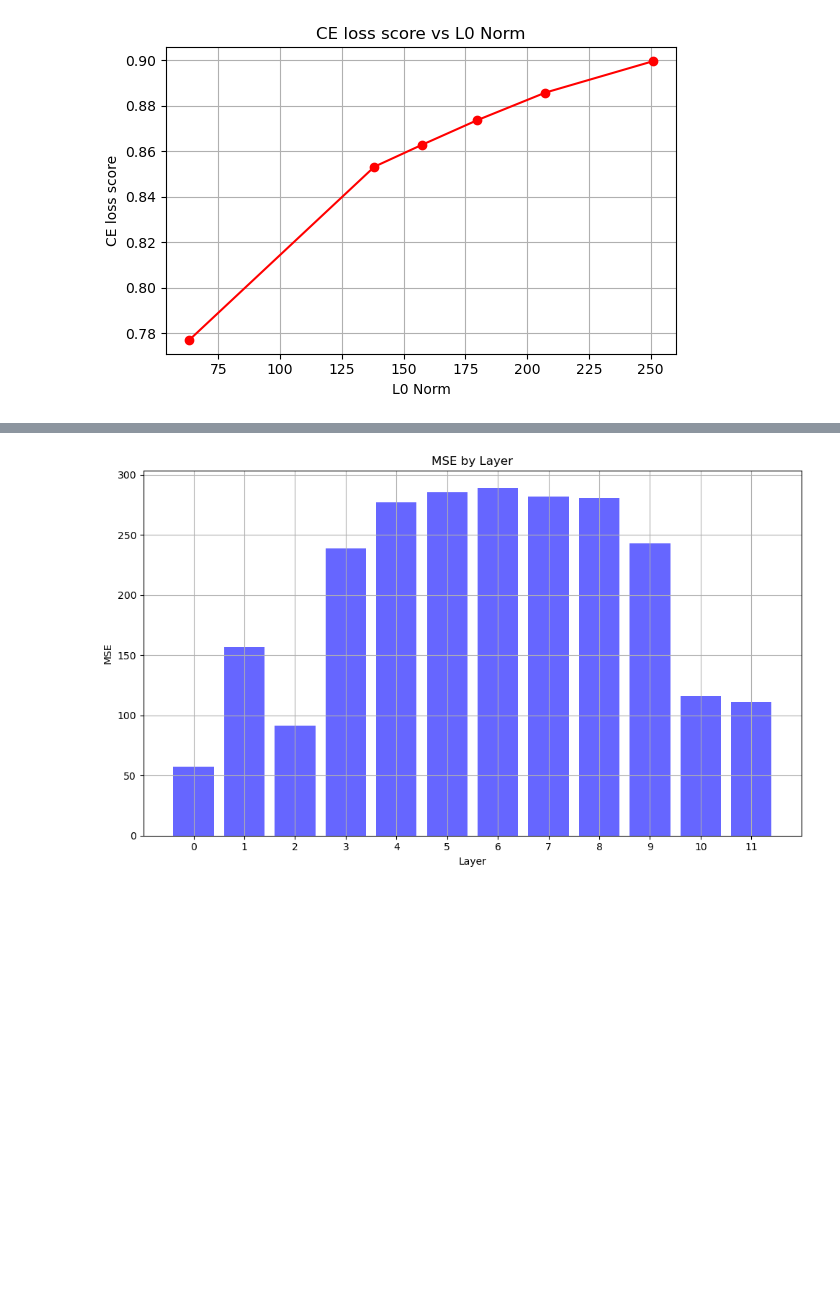
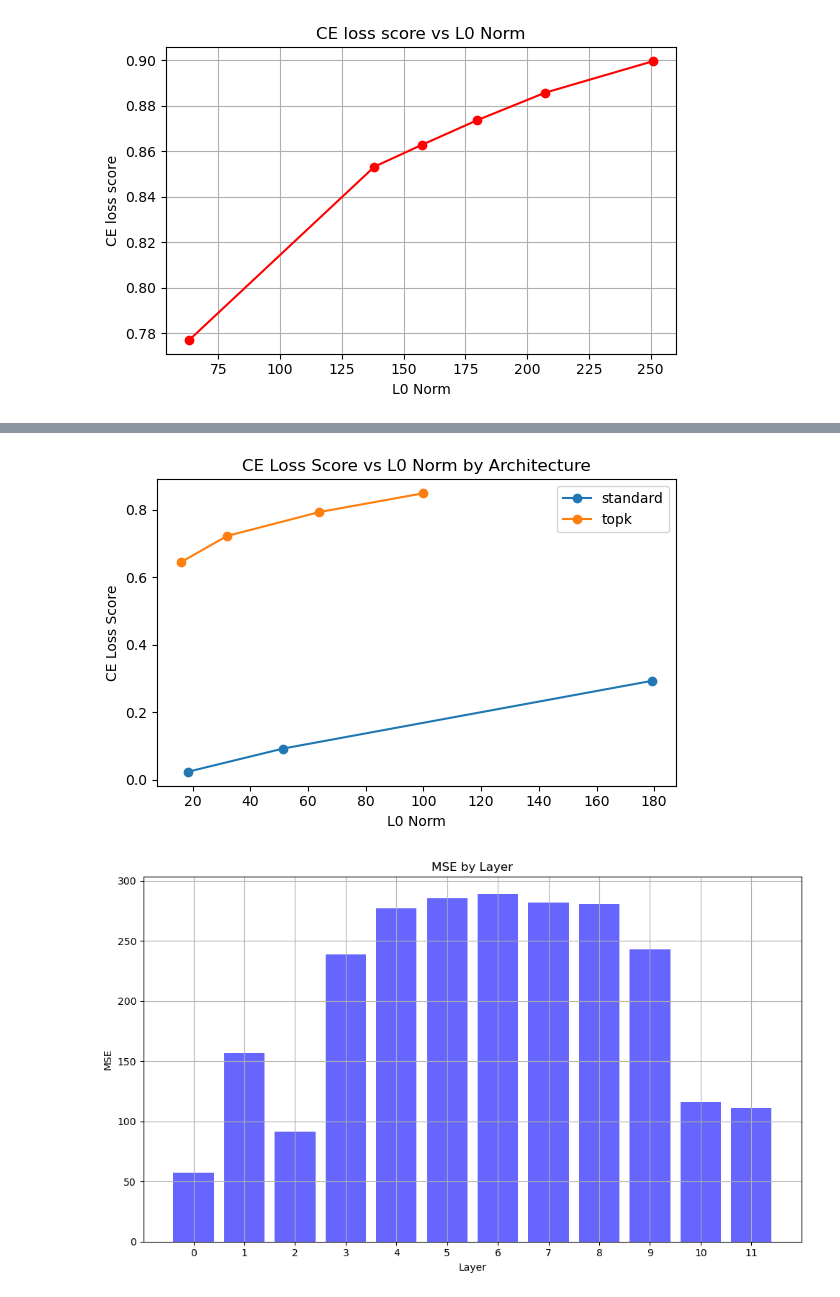
Before and after one commit to IamKrill1n/SAE, a Jupyter notebook: results.ipynb, the cells around one changed output, grey strips where cells are left out. Saved outputs shown, nothing was run; the diff lists cells and outputs as text; code cells hidden in the pictures; blank space fills up the shorter version.

```diff
--- a/results.ipynb
+++ b/results.ipynb
@@ -96,3 +130,20 @@ print(df)
+# %%
+# Filter the dataframe for 'topk' and 'standard' architectures and sort by l0_norm
+filtered = df[df['architecture'].isin(['topk', 'standard'])].sort_values('l0_norm')
+
+fig, ax = plt.subplots(figsize=(6, 4))
+# Plot a line for each architecture
+for arch, group in filtered.groupby('architecture'):
+    ax.plot(group['l0_norm'], group['ce_loss_score'], marker='o', linestyle='-', label=arch)
+
+ax.set_title('CE Loss Score vs L0 Norm by Architecture')
+ax.set_xlabel('L0 Norm')
+ax.set_ylabel('CE Loss Score')
+ax.legend()
+plt.tight_layout()
+plt.show()
+# %% [output]
+[figure, added]
 # %%
 # Plot 3: Column graph for MSE
 fig, ax3 = plt.subplots(figsize=(10, 6))
```
Also changed, not shown: parts of 7 cells of this notebook.
